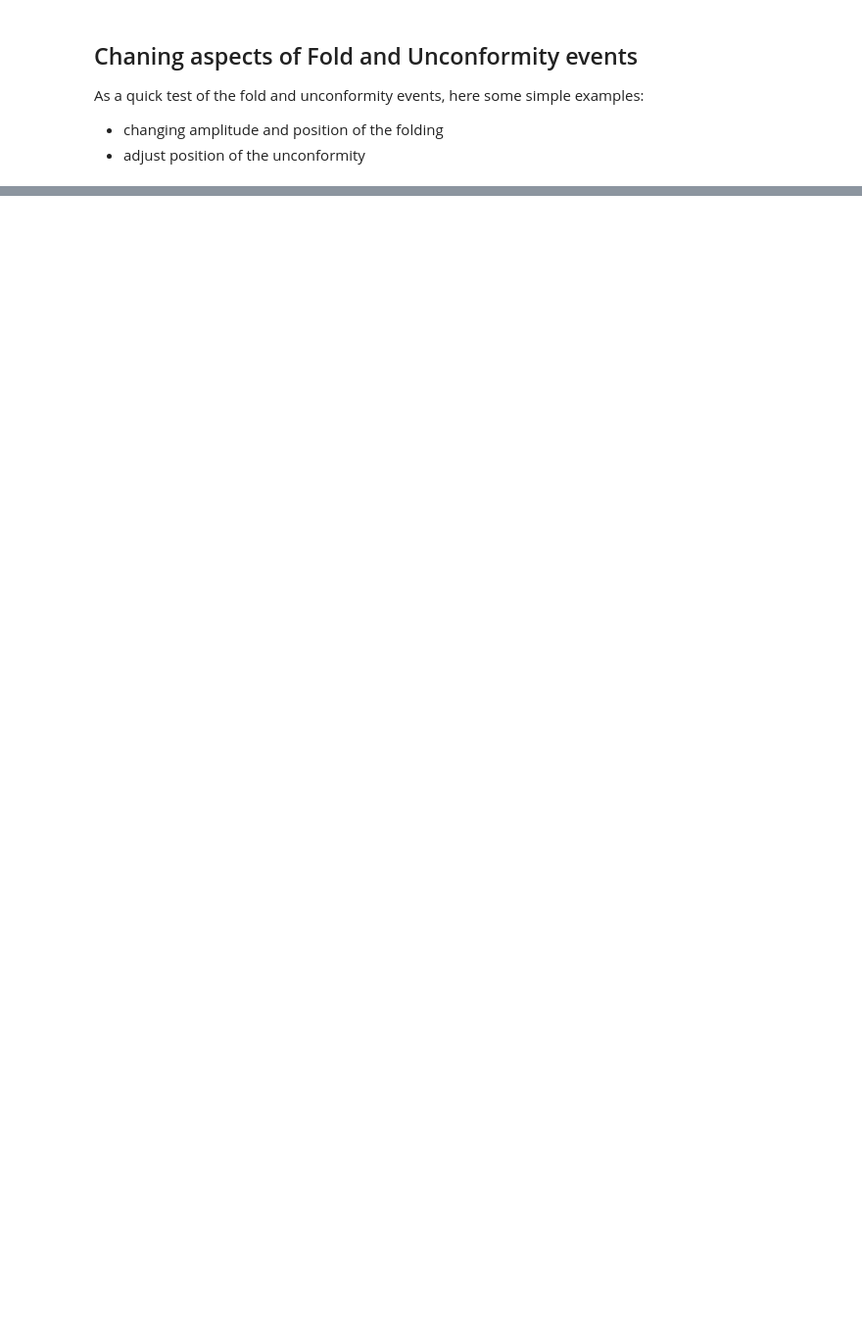
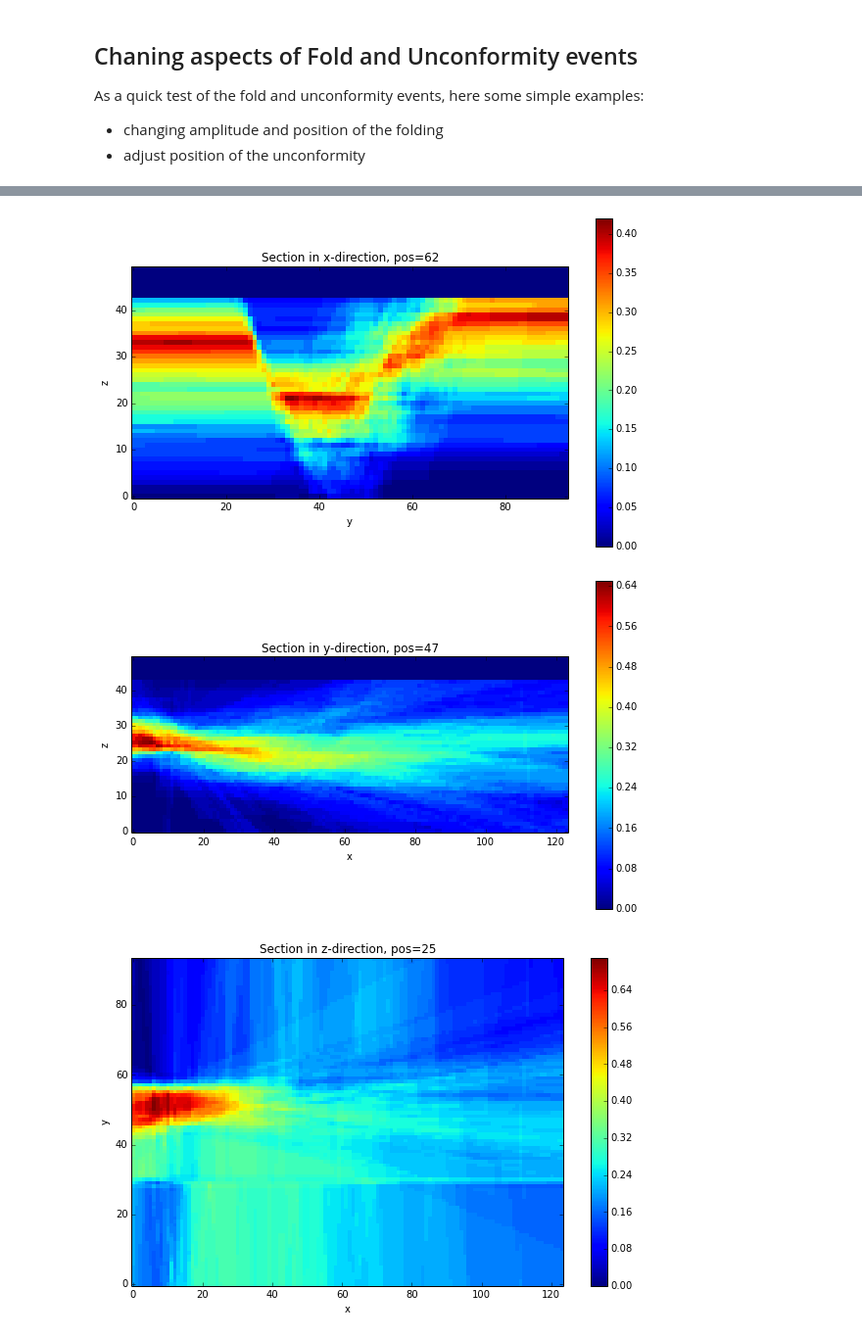
Before and after one commit to cgre-aachen/pynoddy, a Jupyter notebook: docs/notebooks/Gippsland-Basin.ipynb, the cells around one changed output, grey strips where cells are left out. Shown at 98% size. Cells and saved outputs as stored; diff of their text form; code cells hidden in the pictures; blank space fills up the shorter version.

```diff
--- a/docs/notebooks/Gippsland-Basin.ipynb
+++ b/docs/notebooks/Gippsland-Basin.ipynb
@@ -79,0 +166,20 @@ Set-up of uncertainty study
+# %%
+def disturb(PH_local):
+    for event in PH_local.events.values():
+        # check instances and roll the dice
+        if isinstance(event,pynoddy.events.Fault):
+            disturb_percent(event, 'Dip')
+            disturb_percent(event, 'Dip Direction')
+
+        if isinstance(event,pynoddy.events.Fold):
+            disturb_percent(event, 'Dip')
+            disturb_percent(event, 'Dip Direction')
+            disturb_value(event, 'Wavelength', 500)
+            disturb_value(event, 'Amplitude', 100)
+
+        if isinstance(event,pynoddy.events.Unconformity):
+            disturb_value(event, 'Z', 0)
+# %%
+PH_tmp = copy.deepcopy(PH)
+disturb(PH_tmp)
+PH_tmp.events[2].properties['Dip']
@@ -79,0 +195,11 @@ Set-up of uncertainty study
+# %%
+# define number of sampling steps:
+n = 100
+all_blocks = np.ndarray((n, PO.nx, PO.ny, PO.nz), dtype="int")
+for i in range(n):
+    PH_tmp = copy.deepcopy(PH)
+    disturb(PH_tmp)
+    PH_tmp.write_history(noddy_his)
+    pynoddy.compute_model(noddy_his, noddy_out)
+    PO_tmp = pynoddy.NoddyOutput(noddy_out)
+    all_blocks[i,:,:,:] = PO_tmp.block
@@ -79,0 +214,18 @@ Set-up of uncertainty study
+# %%
+# define id to be analysed:
+unit_id = 14
+ind_func = (all_blocks == unit_id)
+np.shape(ind_func)
+id_prob = np.sum(ind_func, axis=0) / float(n)
+
+# create dummy NoddyOutput and assign values as block
+NO_dummy = copy.deepcopy(PO_tmp)
+NO_dummy.block = id_prob
+NO_dummy.export_to_vtk(vtk_filename = 'prob_unit_id_%d' % unit_id)
+NO_dummy.plot_section('x')
+NO_dummy.plot_section('y')
+NO_dummy.plot_section('z')
+# %% [output]
+[figure, added]
+[figure, added]
+[figure, added]
```
Also changed, not shown: parts of 23 cells of this notebook, 1 other file.
